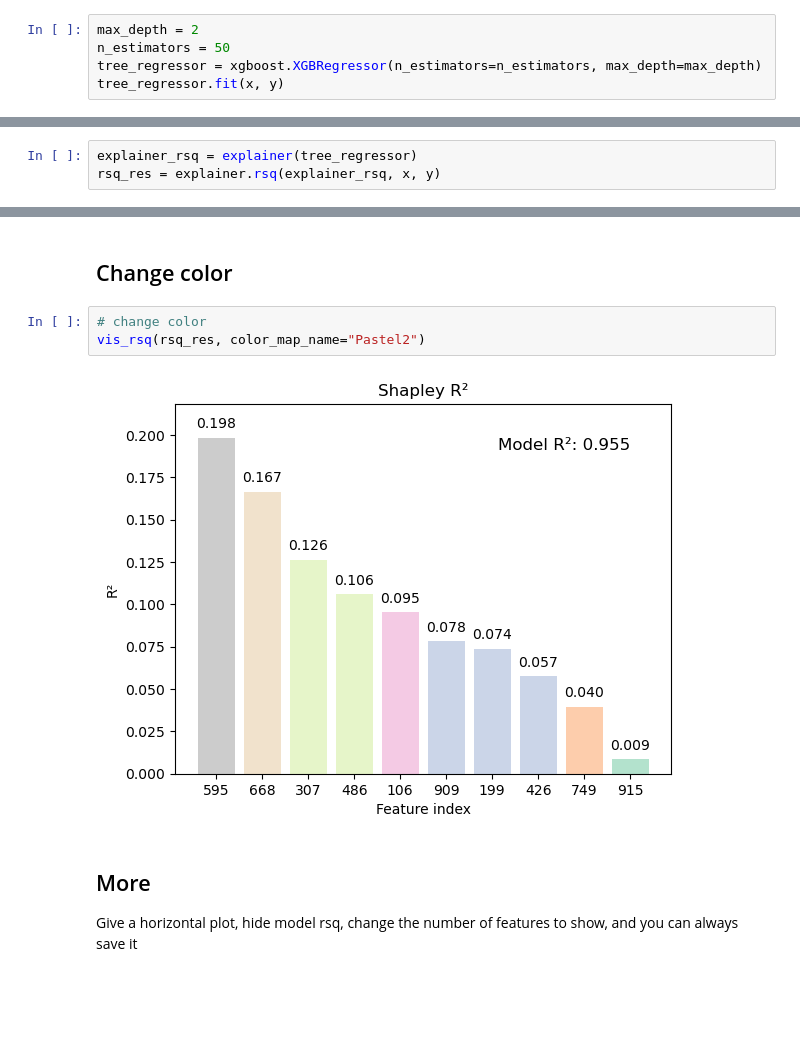
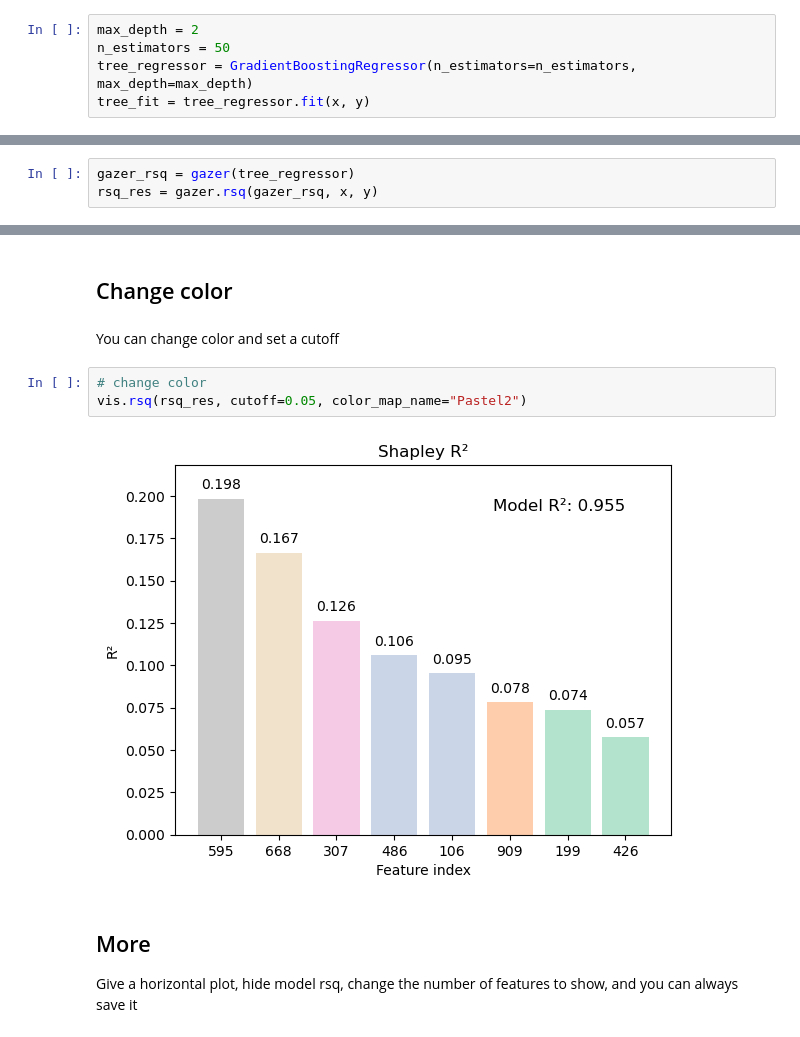
Before and after one commit to catstats/Q-SHAP, a Jupyter notebook: Q-SHAP Tutorial.ipynb, the cells around one changed output, grey strips where cells are left out. Drawn from its saved outputs; the diff is of its cells as text; blank space fills up the shorter version.

```diff
--- a/Q-SHAP Tutorial.ipynb
+++ b/Q-SHAP Tutorial.ipynb
@@ -66,5 +66,5 @@ Model R^2 is: 0.2759939277003993
 # %%
 max_depth = 2
 n_estimators = 50
-tree_regressor = xgboost.XGBRegressor(n_estimators=n_estimators, max_depth=max_depth)
-tree_regressor.fit(x, y)
+tree_regressor = GradientBoostingRegressor(n_estimators=n_estimators, max_depth=max_depth)
+tree_fit = tree_regressor.fit(x, y)
@@ -111,3 +99,3 @@ XGBRegressor(base_score=None, booster=None, callbacks=None,
 # %%
-explainer_rsq = explainer(tree_regressor)
-rsq_res = explainer.rsq(explainer_rsq, x, y)
+gazer_rsq = gazer(tree_regressor)
+rsq_res = gazer.rsq(gazer_rsq, x, y)
@@ -153,11 +148,13 @@ vis_rsq(rsq_res)
 [figure]
 # %% [markdown]
 ## Change color
+# %% [markdown]
+You can change color and set a cutoff
 # %%
 # change color
-vis_rsq(rsq_res, color_map_name="Pastel2")
+vis.rsq(rsq_res, cutoff=0.05, color_map_name="Pastel2")
 # %% [output]
-[figure, old version]
+[figure, new version]
 # %% [markdown]
 ## More
 Give a horizontal plot, hide model rsq, change the number of features to show, and you can always save it
```
Also changed, not shown: parts of 21 cells of this notebook.
